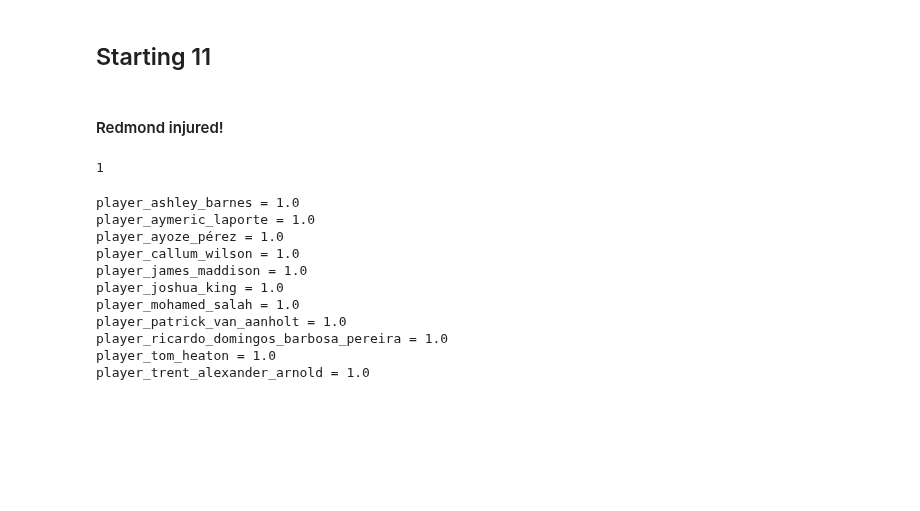
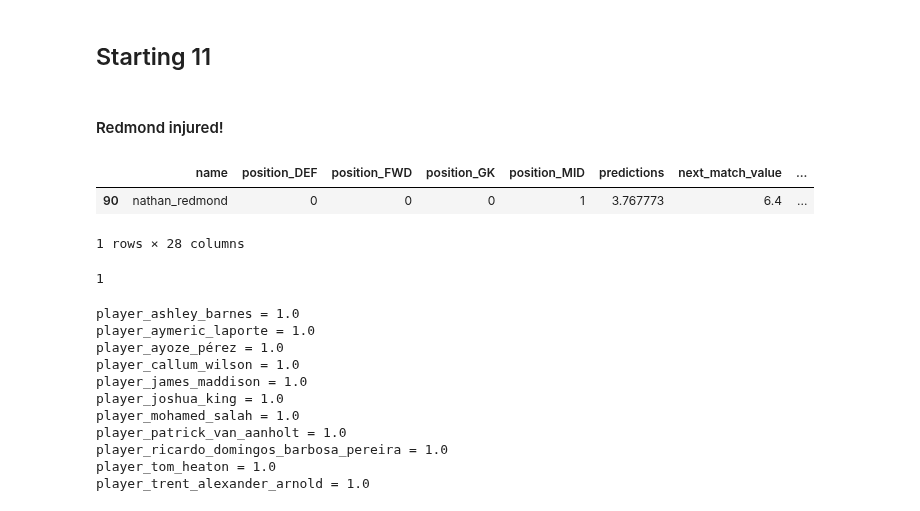
Before and after one commit to stevieg3/fpl-analysis, a Jupyter notebook: notebooks/gameweeks/3.3-sg-gw4-team-selection.ipynb, the cells around one changed output. Saved outputs shown, nothing was run; the diff lists cells and outputs as text; code cells hidden in the pictures; blank space fills up the shorter version.

```diff
--- a/notebooks/exploration/3.3-sg-gw4-team-selection.ipynb
+++ b/notebooks/gameweeks/3.3-sg-gw4-team-selection.ipynb
@@ -287,6 +289,13 @@ dtype: object
 ## Starting 11
 # %% [markdown]
 #### Redmond injured!
+# %%
+injured_players = test_selection[test_selection['name'] == 'nathan_redmond']
+injured_players
+# %% [output]
+|  | name | position_DEF | position_FWD | position_GK | position_MID | predictions | next_match_value | ... |
+| 90 | nathan_redmond | 0 | 0 | 0 | 1 | 3.767773 | 6.4 | ... |
+1 rows × 28 columns
 # %%
 test_selection = test_selection[test_selection['name'] != 'nathan_redmond']
 # %%
```
Also changed, not shown: parts of 4 cells of this notebook.
